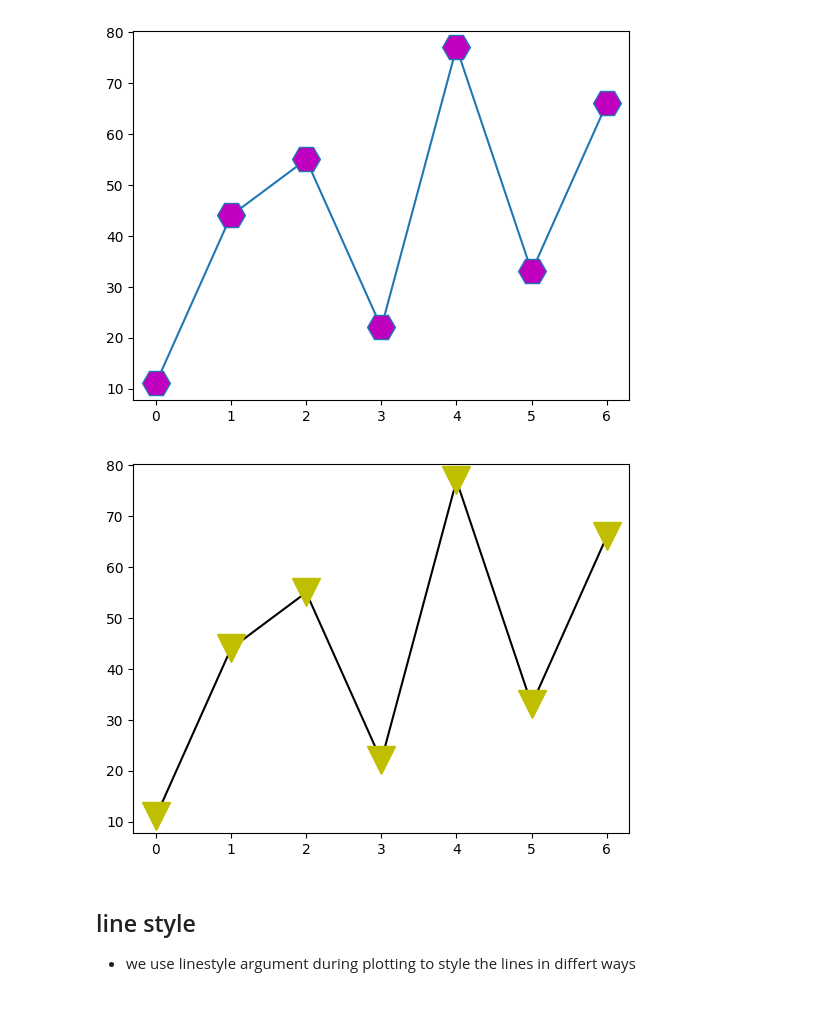
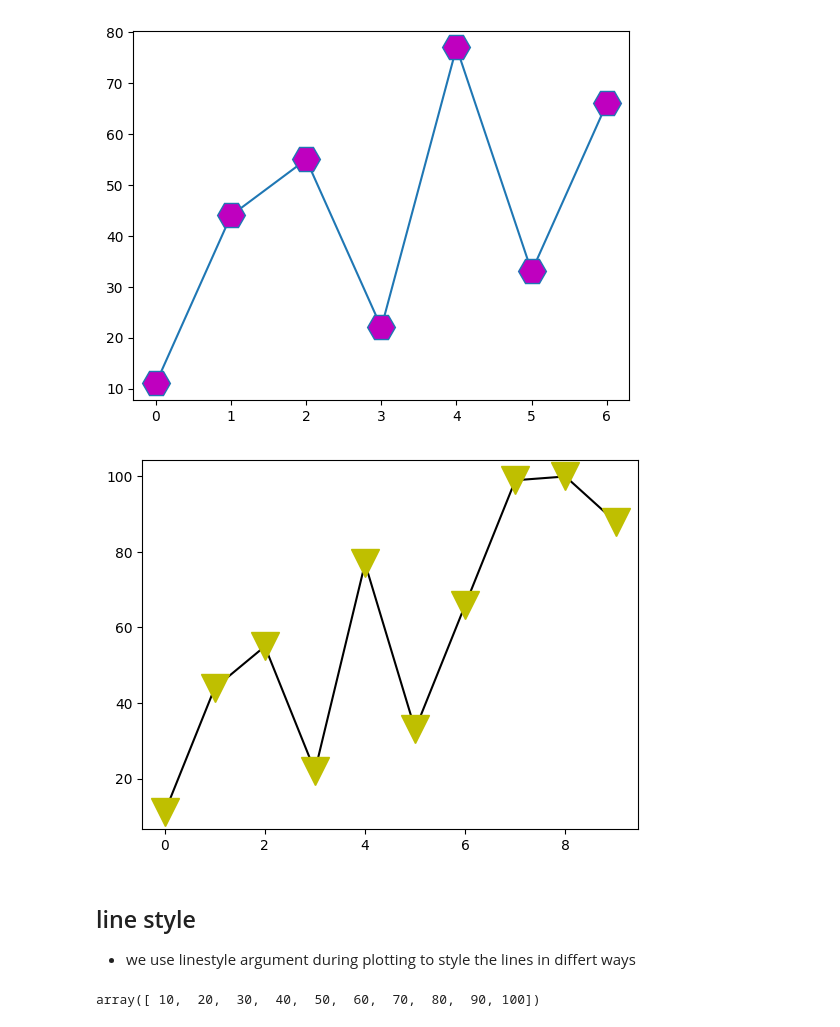
Before and after one commit to Namangarg007/Python-Practice, a Jupyter notebook: matplot.ipynb, the cells around one changed output. Saved outputs shown, nothing was run; the diff lists cells and outputs as text; code cells hidden in the pictures.

```diff
--- a/matplot.ipynb
+++ b/matplot.ipynb
@@ -111,11 +111,11 @@ plt.show()
 # %% [output]
 [figure]
 # %%
-test = np.array([11, 44, 55, 22, 77, 33, 66])
+test = np.array([11, 44, 55, 22, 77, 33, 66, 99, 100, 88])
 plt.plot(test, marker='v', mfc='y', mec='y', ms=20, color='k')# color changes the color of the line
 plt.show()
 # %% [output]
-[figure, old version]
+[figure, new version]
 # %% [markdown]
 ## line style
 
@@ -122,0 +127,4 @@ plt.show()
+# %%
+p
+# %% [output]
+array([ 10,  20,  30,  40,  50,  60,  70,  80,  90, 100])
```
Also changed, not shown: parts of 35 cells of this notebook, 2 other files.
